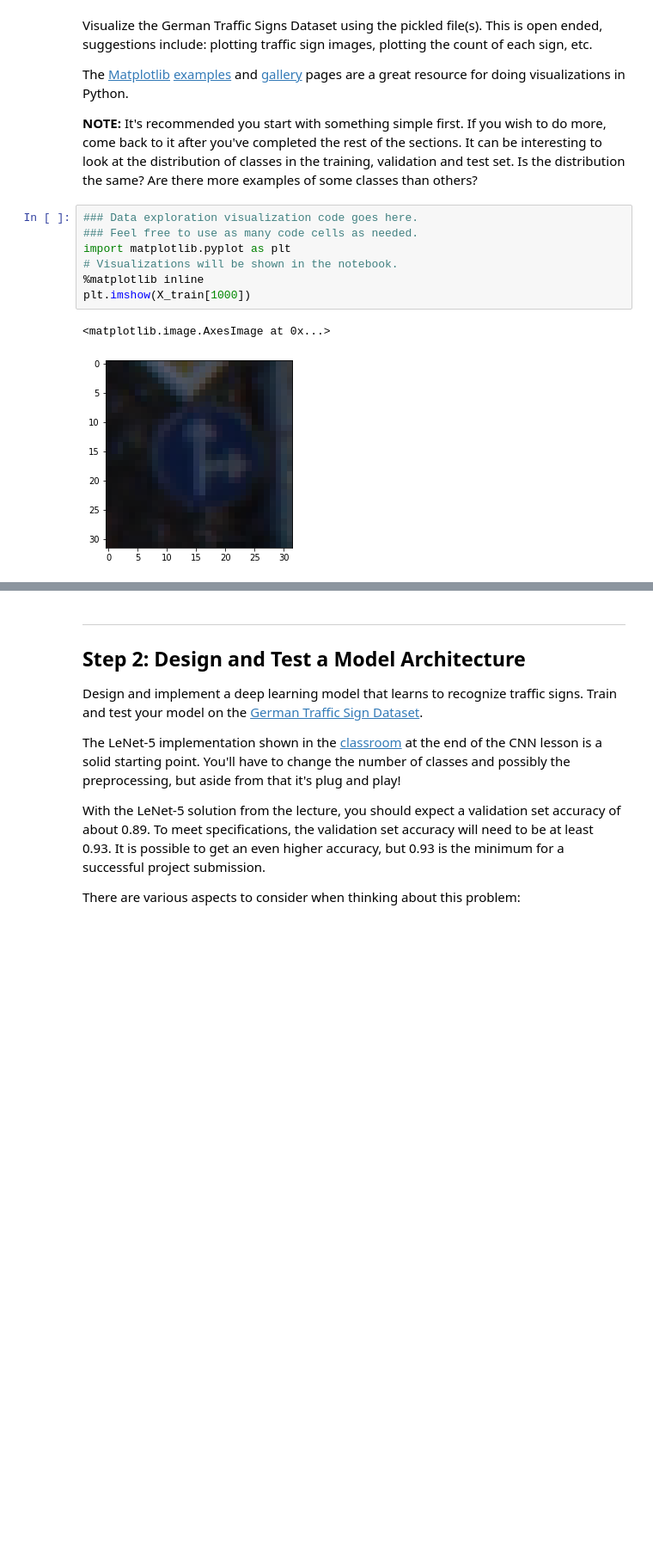
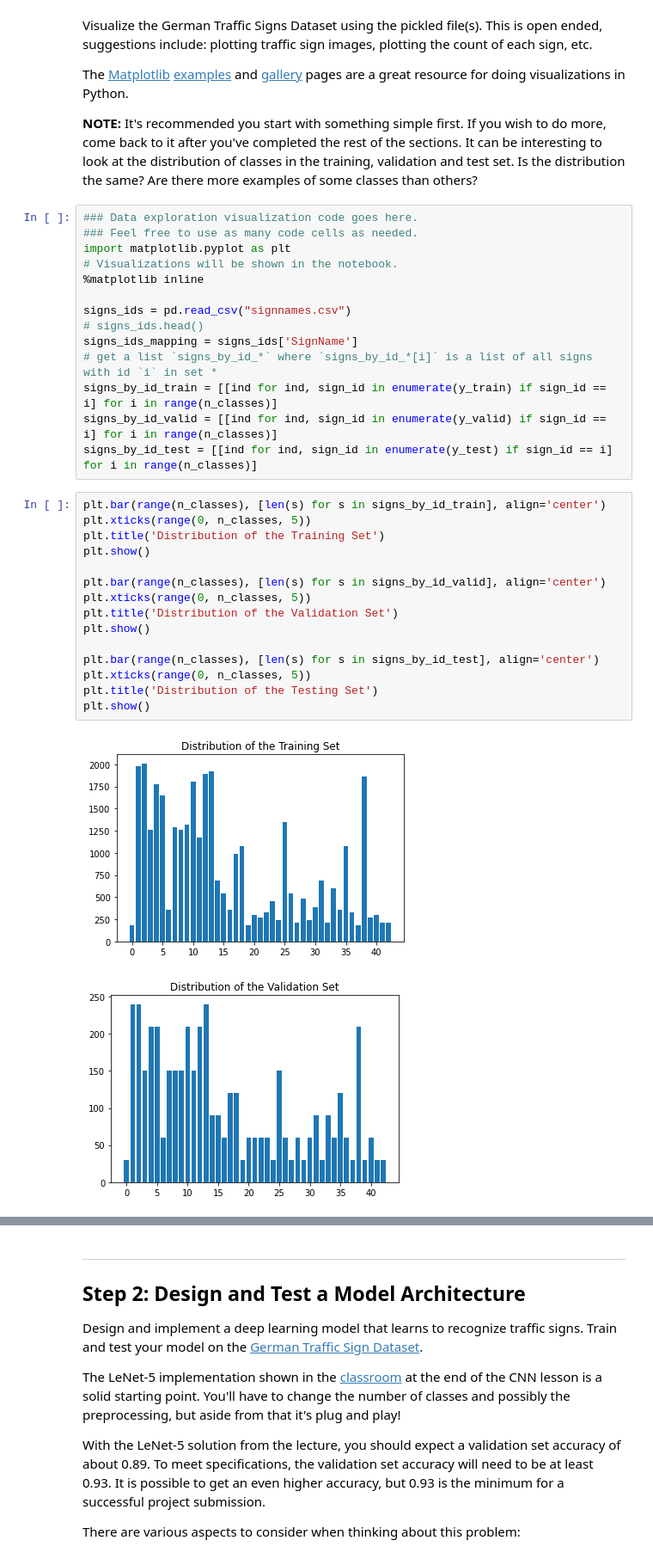
Before and after one commit to zmostafa/CarND-Traffic-Sign-Classifier-Project, a Jupyter notebook: Traffic_Sign_Classifier.ipynb, the cells around one changed output, grey strips where cells are left out. Shown at 86% size. Cells and saved outputs as stored; diff of their text form; blank space fills up the shorter version.

```diff
--- a/Traffic_Sign_Classifier.ipynb
+++ b/Traffic_Sign_Classifier.ipynb
@@ -96,13 +96,35 @@ Visualize the German Traffic Signs Dataset using the pickled file(s). This is op
 The [Matplotlib](http://matplotlib.org/) [examples](http://matplotlib.org/examples/index.html) and [gallery](http://matplotlib.org/gallery.html) pages are a great resource for doing visualizations in Python.
 
 **NOTE:** It's recommended you start with something simple first. If you wish to do more, come back to it after you've completed the rest of the sections. It can be interesting to look at the distribution of classes in the training, validation and test set. Is the distribution the same? Are there more examples of some classes than others?
-# %%
-### Data exploration visualization code goes here.
-### Feel free to use as many code cells as needed.
-import matplotlib.pyplot as plt
-# Visualizations will be shown in the notebook.
-%matplotlib inline
-plt.imshow(X_train[1000])
-# %% [output]
-<matplotlib.image.AxesImage at 0x...>
-[figure, removed]
+# %%
+### Data exploration visualization code goes here.
+### Feel free to use as many code cells as needed.
+import matplotlib.pyplot as plt
+# Visualizations will be shown in the notebook.
+%matplotlib inline
+
+signs_ids = pd.read_csv("signnames.csv")
+# signs_ids.head()
+signs_ids_mapping = signs_ids['SignName']
+# get a list `signs_by_id_*` where `signs_by_id_*[i]` is a list of all signs with id `i` in set *
+signs_by_id_train = [[ind for ind, sign_id in enumerate(y_train) if sign_id == i] for i in range(n_classes)]
+signs_by_id_valid = [[ind for ind, sign_id in enumerate(y_valid) if sign_id == i] for i in range(n_classes)]
+signs_by_id_test = [[ind for ind, sign_id in enumerate(y_test) if sign_id == i] for i in range(n_classes)]
+# %%
+plt.bar(range(n_classes), [len(s) for s in signs_by_id_train], align='center')
+plt.xticks(range(0, n_classes, 5))
+plt.title('Distribution of the Training Set')
+plt.show()
+
+plt.bar(range(n_classes), [len(s) for s in signs_by_id_valid], align='center')
+plt.xticks(range(0, n_classes, 5))
+plt.title('Distribution of the Validation Set')
+plt.show()
+
+plt.bar(range(n_classes), [len(s) for s in signs_by_id_test], align='center')
+plt.xticks(range(0, n_classes, 5))
+plt.title('Distribution of the Testing Set')
+plt.show()
+# %% [output]
+[figure, added]
+[figure, added]
```
Also changed, not shown: parts of 5 cells of this notebook.
